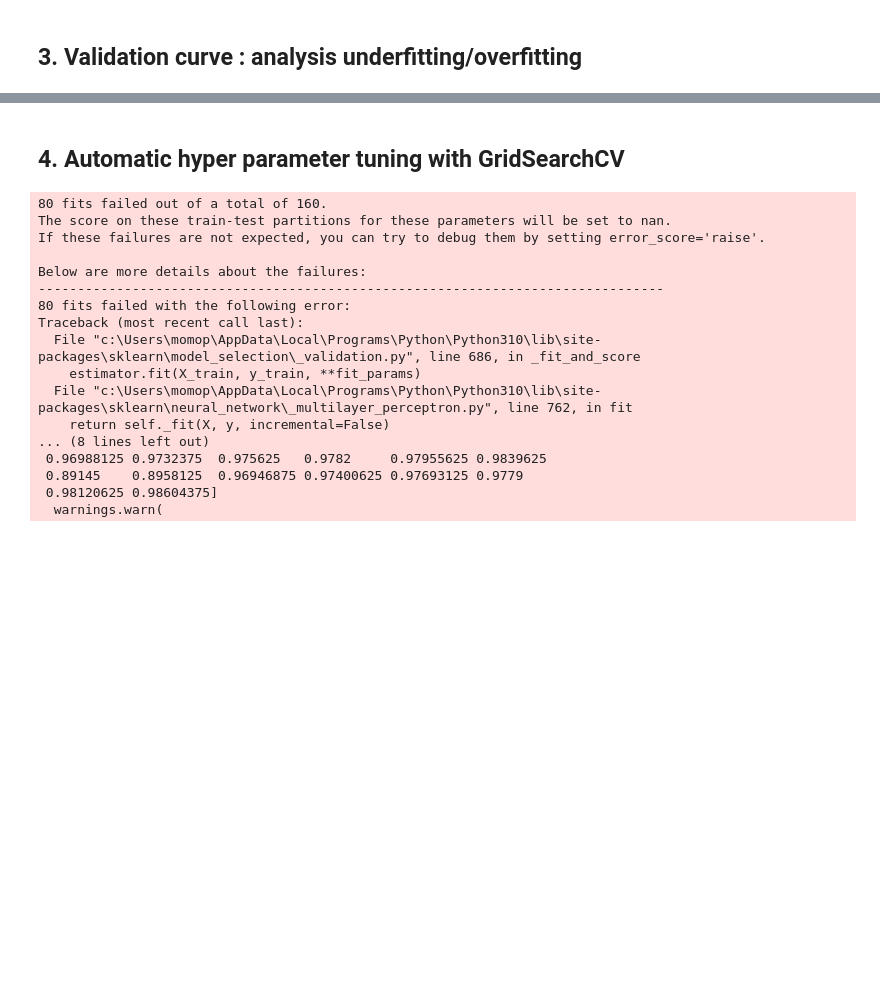
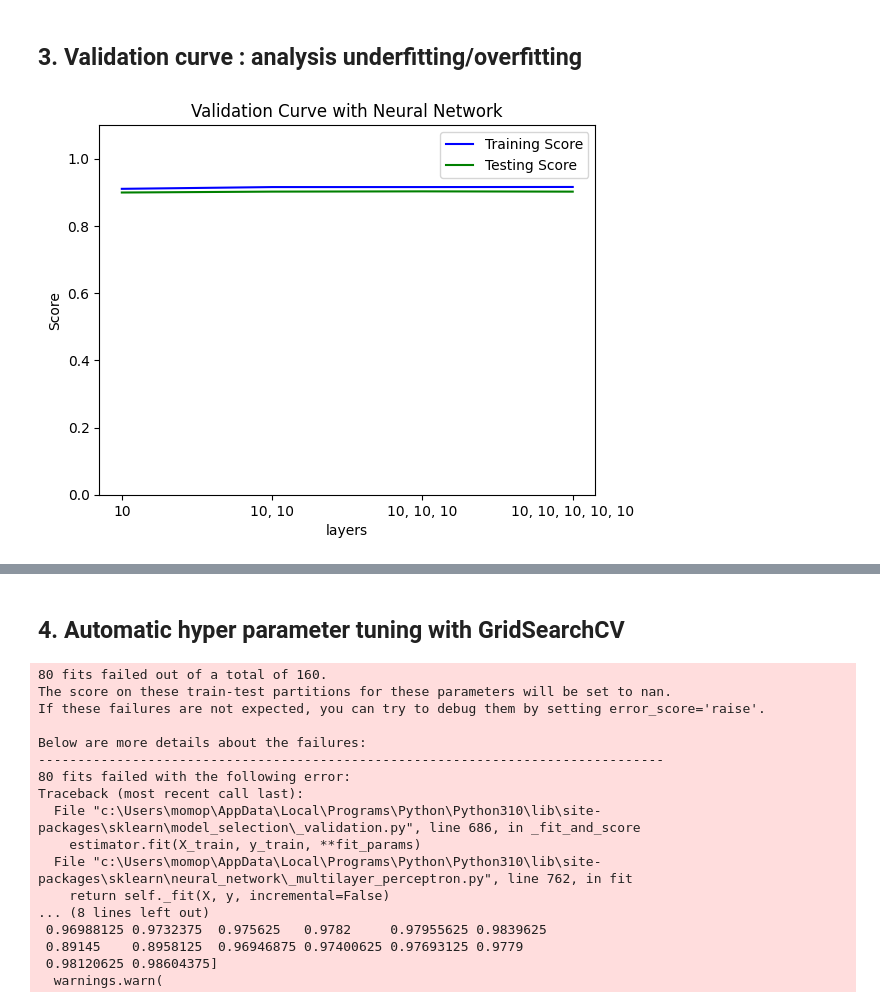
Before and after one commit to Quintus618/Classification-of-bacteria-among-ten-species-using-supervised-learning-techniques, a Jupyter notebook: Bacteria_Classification.ipynb, the cells around one changed output, grey strips where cells are left out. Cells and saved outputs as stored; diff of their text form; code cells hidden in the pictures; blank space fills up the shorter version.

Commit message:
corrected plotting
Co-authored-by: Quintus618 <Quintus618@users.noreply.github.com>

```diff
--- a/Bacteria_Classification.ipynb
+++ b/Bacteria_Classification.ipynb
@@ -504,6 +486,30 @@ train_scores_mean_NN = np.mean(train_scores_NN, axis=1) # mean of the training s
 train_scores_std_NN = np.std(train_scores_NN, axis=1) # standard deviation of the training scores
 test_scores_mean_NN = np.mean(test_scores_NN, axis=1) # mean of the test scores
 test_scores_std_NN = np.std(test_scores_NN, axis=1) # standard deviation of the test scores
+# %%
+param_label = []
+for element in param_n_layers:
+    if type(element) is tuple:
+        tup_string = ', '.join([str(value) for value in element])
+    else:
+        tup_string = str(value)
+    param_label.append(tup_string)
+
+# Plotting of validation curve for neural network on number of hidden layers
+plt.plot(param_label, train_scores_mean_NN,
+     label = "Training Score", color = 'b')
+plt.plot(param_label, test_scores_mean_NN,
+   label = "Testing Score", color = 'g')
+
+plt.title("Validation Curve with Neural Network")
+plt.xlabel("layers")
+plt.ylabel("Score")
+plt.ylim(0.0, 1.1)
+lw = 2
+plt.legend(loc="best")
+plt.show()
+# %% [output]
+[figure, added]
 # %%
 # Validation curve for neural network on size of hidden layers
 
```
Also changed, not shown: parts of 8 cells of this notebook.
